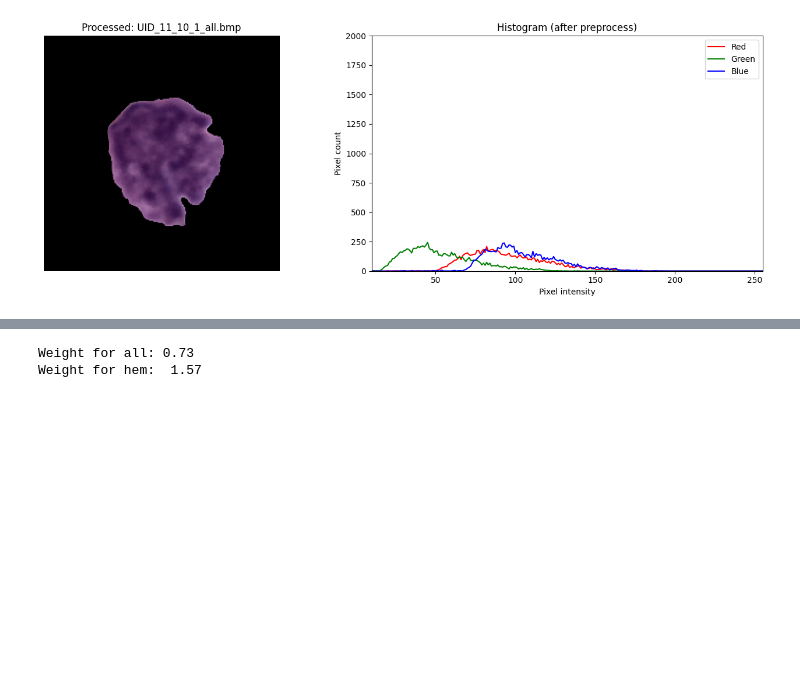
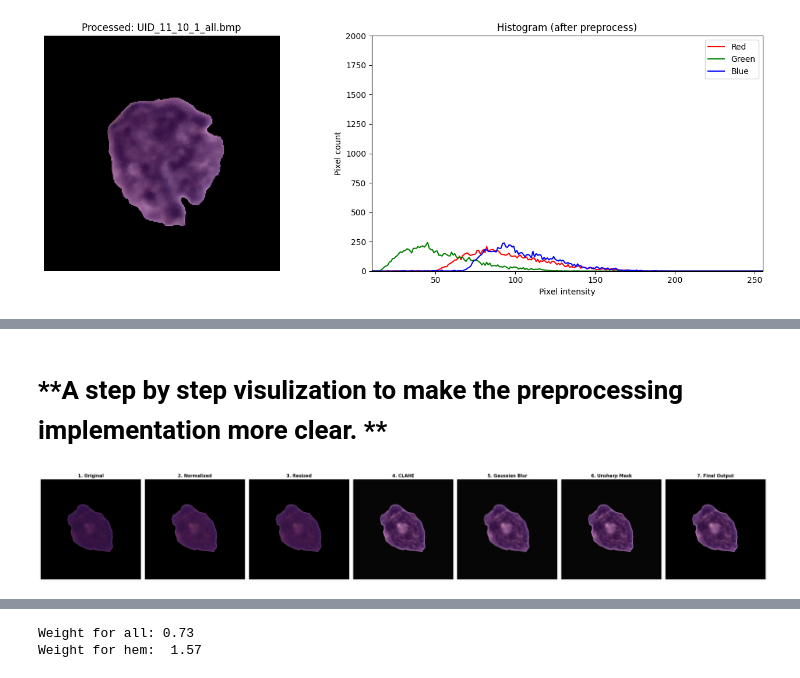
Before and after one commit to Millee-24/Blood-Cancer-Detection-, a Jupyter notebook: Minor_Project.ipynb, the cells around one changed output, grey strips where cells are left out. Cells and saved outputs as stored; diff of their text form; code cells hidden in the pictures; blank space fills up the shorter version.

```diff
--- a/Minor_Project.ipynb
+++ b/Minor_Project.ipynb
@@ -336,0 +355,57 @@ plt.show()
+# %% [markdown]
+# **A step by step visulization to make the preprocessing implementation more clear. **
+# %%
+
+sample_path = all_leukemia[0]
+original = cv2.imread(sample_path)
+original = cv2.cvtColor(original, cv2.COLOR_BGR2RGB)
+
+
+stain_norm = normalize_stain(original, target_mean, target_std)
+
+
+resized = cv2.resize(stain_norm, (224, 224), interpolation=cv2.INTER_LANCZOS4)
+
+lab = cv2.cvtColor(resized, cv2.COLOR_RGB2LAB)
+l, a, b = cv2.split(lab)
+clahe = cv2.createCLAHE(clipLimit=3.0, tileGridSize=(8, 8))
+l = clahe.apply(l)
+enhanced = cv2.cvtColor(cv2.merge([l, a, b]), cv2.COLOR_LAB2RGB)
+
+
+blurred = cv2.GaussianBlur(enhanced, (3, 3), sigmaX=1.0)
+
+
+sharpened = cv2.addWeighted(enhanced, 1.4, blurred, -0.4, 0)
+sharpened = np.clip(sharpened, 0, 255).astype(np.uint8)
+
+
+final_filtered = cv2.bilateralFilter(sharpened, d=5, sigmaColor=30, sigmaSpace=30)
+gray = cv2.cvtColor(final_filtered, cv2.COLOR_RGB2GRAY)
+final_filtered[gray <= 15] = [0, 0, 0]
+
+
+titles = [
+    "1. Original",
+    "2. Normalized",
+    "3. Resized",
+    "4. CLAHE",
+    "5. Gaussian Blur",
+    "6. Unsharp Mask",
+    "7. Final Output"
+]
+images = [original, stain_norm, resized, enhanced, blurred, sharpened, final_filtered]
+
+
+plt.figure(figsize=(28, 5))
+
+for i in range(len(images)):
+    plt.subplot(1, 7, i + 1)
+    plt.imshow(images[i])
+    plt.title(titles[i], fontsize=12, fontweight='bold')
+    plt.axis('off')
+
+plt.tight_layout()
+plt.show()
+# %% [output]
+[figure, added]
```
Also changed, not shown: parts of 31 cells of this notebook.
